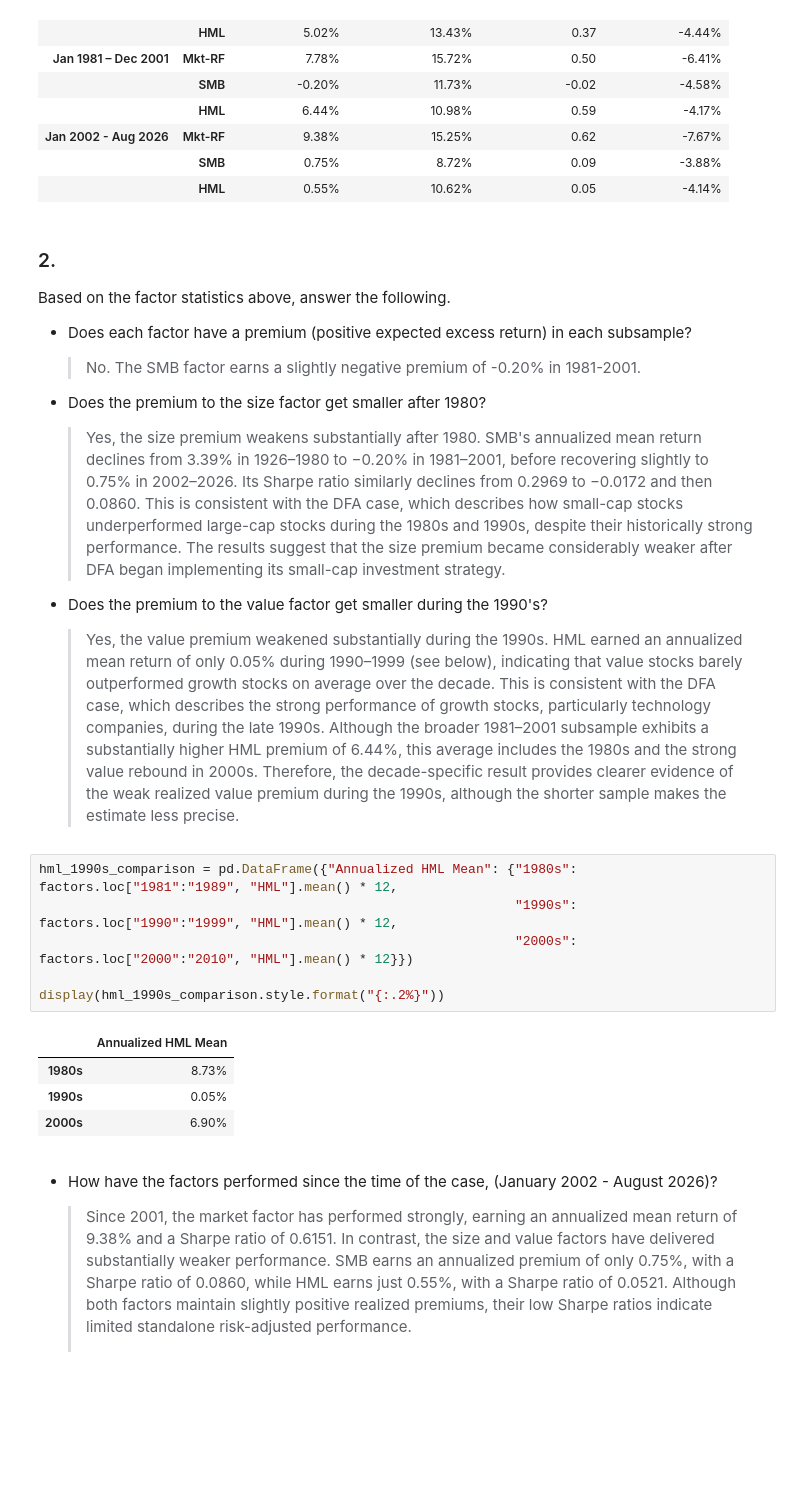
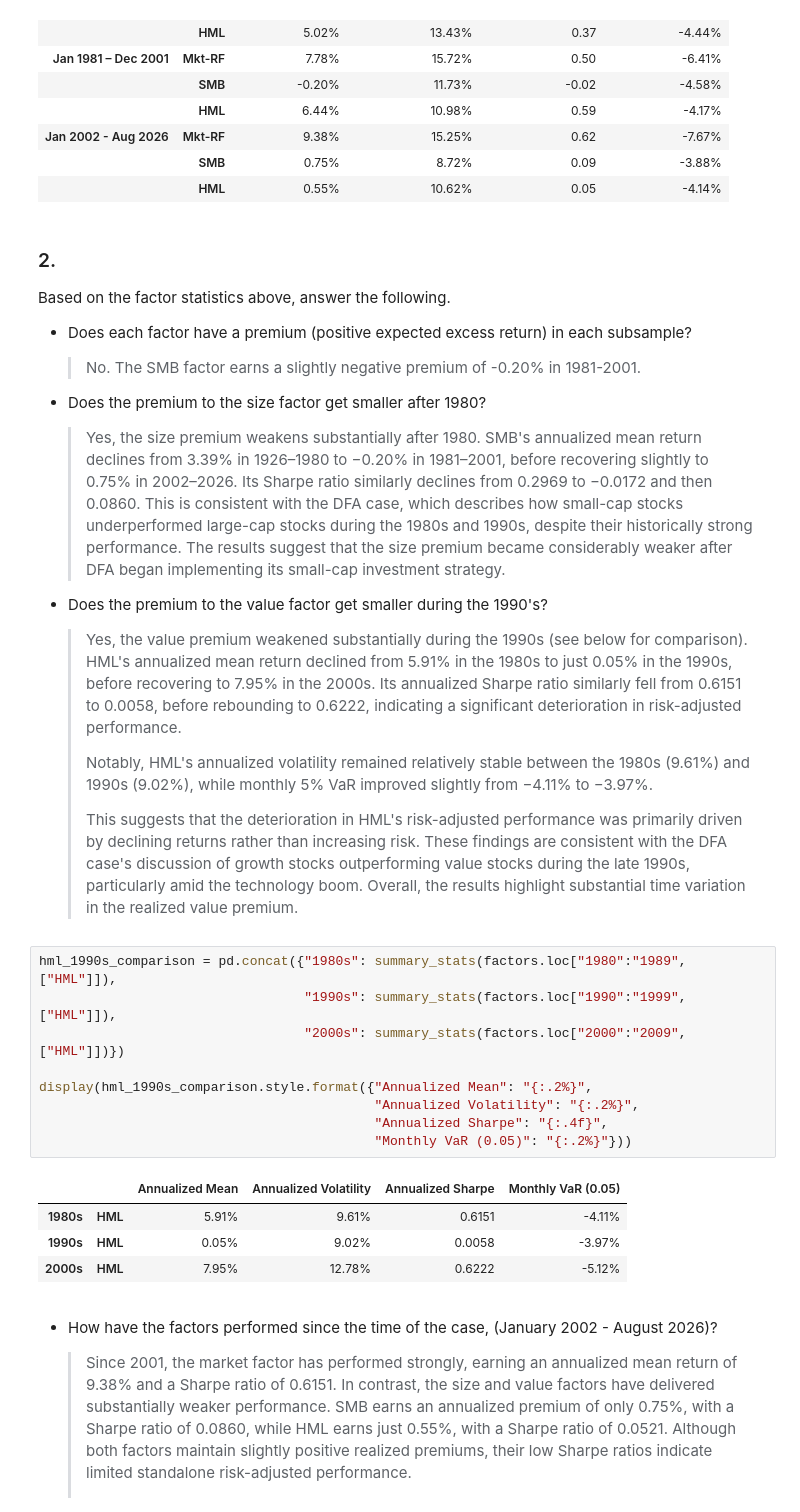
Before and after one commit to ltemry/FINM_Portfolio_GroupB, a Jupyter notebook: ivy-work/dfa-case-study.ipynb, the cells around one changed output. Drawn from its saved outputs; the diff is of its cells as text; blank space fills up the shorter version.

```diff
--- a/ivy-work/dfa-case-study.ipynb
+++ b/ivy-work/dfa-case-study.ipynb
@@ -145,18 +145,25 @@ Based on the factor statistics above, answer the following.
 
 - Does the premium to the value factor get smaller during the 1990's?
 
-    > Yes, the value premium weakened substantially during the 1990s. HML earned an annualized mean return of only 0.05% during 1990–1999 (see below), indicating that value stocks barely outperformed growth stocks on average over the decade. This is consistent with the DFA case, which describes the strong performance of growth stocks, particularly technology companies, during the late 1990s. Although the broader 1981–2001 subsample exhibits a substantially higher HML premium of 6.44%, this average includes the 1980s and the strong value rebound in 2000s. Therefore, the decade-specific result provides clearer evidence of the weak realized value premium during the 1990s, although the shorter sample makes the estimate less precise.
+    > Yes, the value premium weakened substantially during the 1990s (see below for comparison). HML's annualized mean return declined from 5.91% in the 1980s to just 0.05% in the 1990s, before recovering to 7.95% in the 2000s. Its annualized Sharpe ratio similarly fell from 0.6151 to 0.0058, before rebounding to 0.6222, indicating a significant deterioration in risk-adjusted performance.
+    >
+    > Notably, HML's annualized volatility remained relatively stable between the 1980s (9.61%) and 1990s (9.02%), while monthly 5% VaR improved slightly from −4.11% to −3.97%.
+    >
+    > This suggests that the deterioration in HML's risk-adjusted performance was primarily driven by declining returns rather than increasing risk. These findings are consistent with the DFA case's discussion of growth stocks outperforming value stocks during the late 1990s, particularly amid the technology boom. Overall, the results highlight substantial time variation in the realized value premium.
 # %%
-hml_1990s_comparison = pd.DataFrame({"Annualized HML Mean": {"1980s": factors.loc["1981":"1989", "HML"].mean() * 12,
-                                                             "1990s": factors.loc["1990":"1999", "HML"].mean() * 12,
-                                                             "2000s": factors.loc["2000":"2010", "HML"].mean() * 12}})
+hml_1990s_comparison = pd.concat({"1980s": summary_stats(factors.loc["1980":"1989", ["HML"]]),
+                                  "1990s": summary_stats(factors.loc["1990":"1999", ["HML"]]),
+                                  "2000s": summary_stats(factors.loc["2000":"2009", ["HML"]])})
 
-display(hml_1990s_comparison.style.format("{:.2%}"))
+display(hml_1990s_comparison.style.format({"Annualized Mean": "{:.2%}",
+                                           "Annualized Volatility": "{:.2%}",
+                                           "Annualized Sharpe": "{:.4f}",
+                                           "Monthly VaR (0.05)": "{:.2%}"}))
 # %% [output]
-|  | Annualized HML Mean |
-| 1980s | 8.73% |
-| 1990s | 0.05% |
-| 2000s | 6.90% |
+|  |  | Annualized Mean | Annualized Volatility | Annualized Sharpe | Monthly VaR (0.05) |
+| 1980s | HML | 5.91% | 9.61% | 0.6151 | -4.11% |
+| 1990s | HML | 0.05% | 9.02% | 0.0058 | -3.97% |
+| 2000s | HML | 7.95% | 12.78% | 0.6222 | -5.12% |
 # %% [markdown]
 - How have the factors performed since the time of the case, (January 2002 - August 2026)?
 
```
Also changed, not shown: parts of 6 cells of this notebook.
